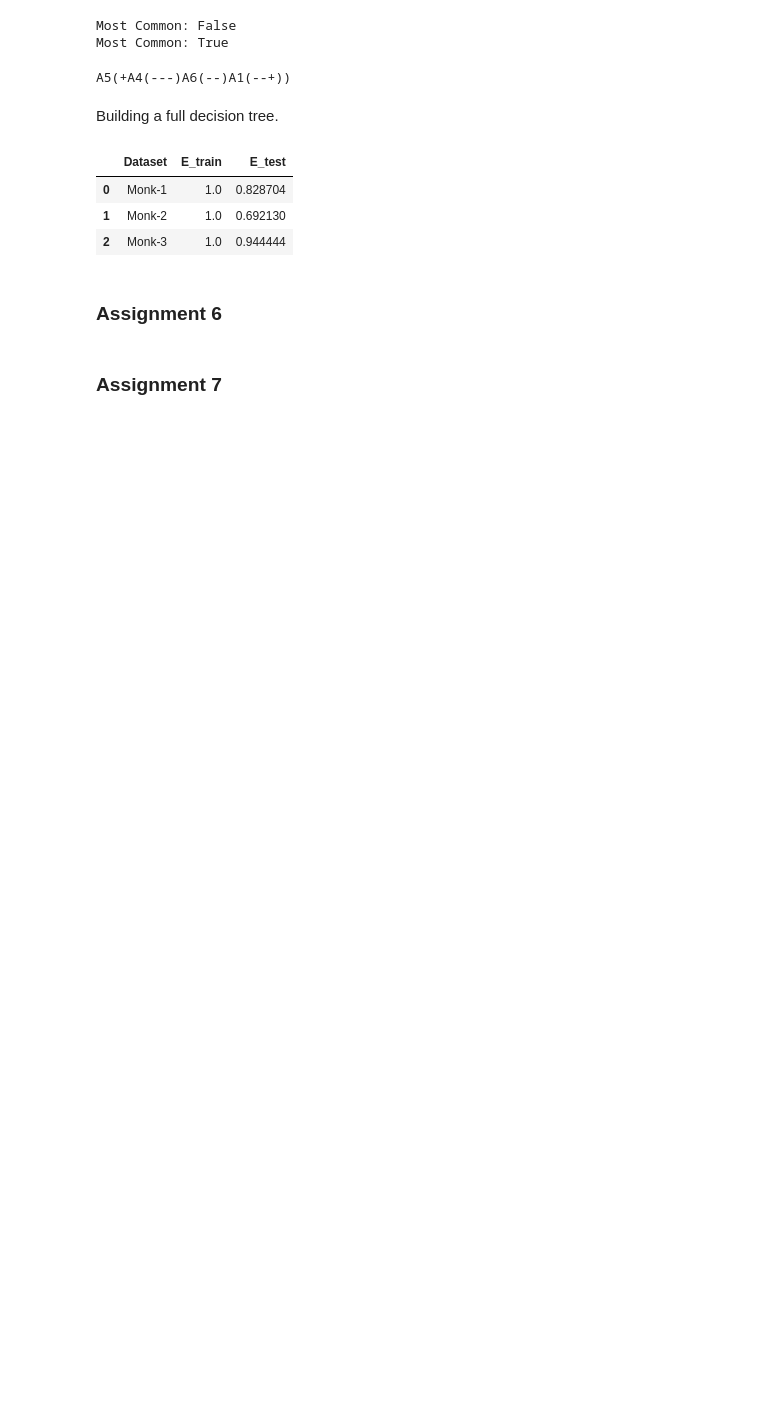
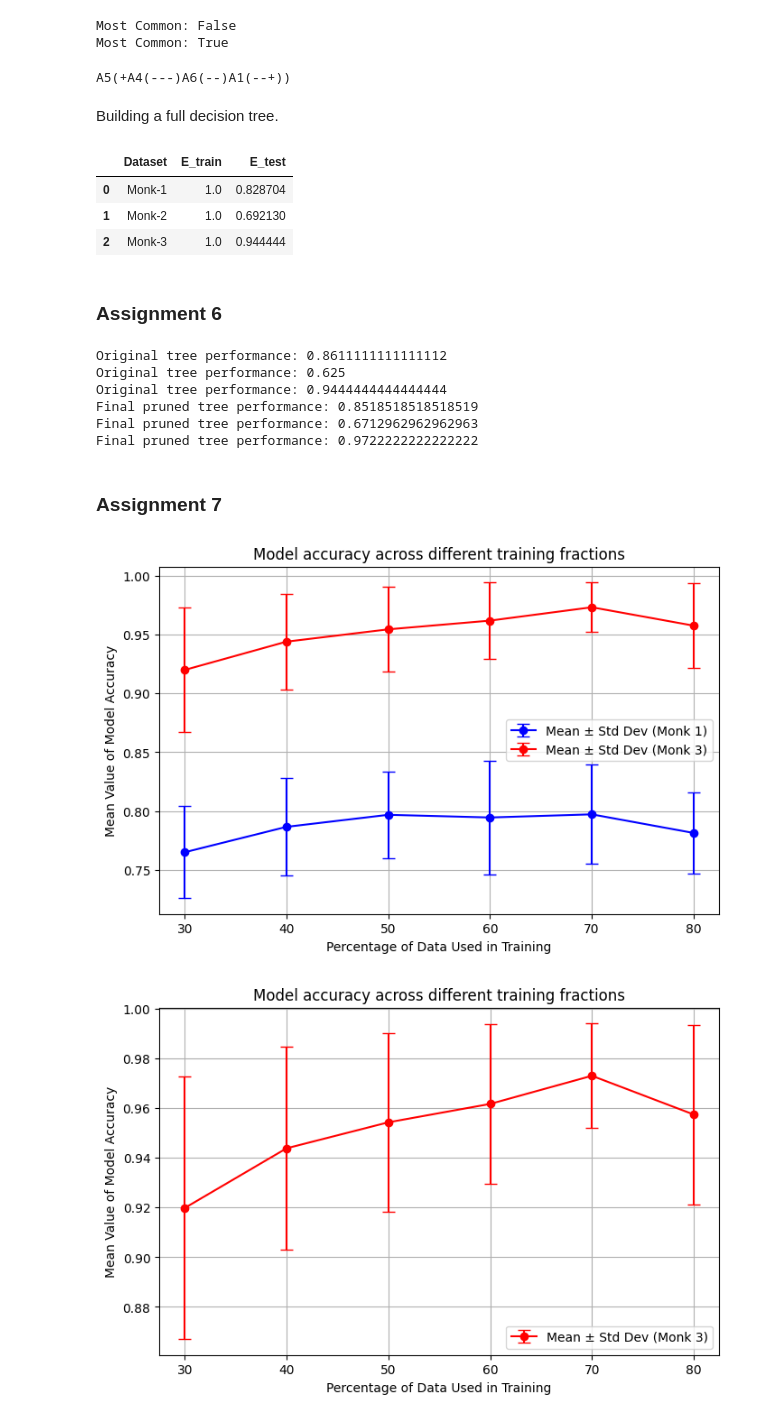
Before and after one commit to nathanansel28/DD2421, a Jupyter notebook: lab1/main.ipynb, the cells around one changed output. Saved outputs shown, nothing was run; the diff lists cells and outputs as text; code cells hidden in the pictures; blank space fills up the shorter version.

```diff
--- a/lab1/main.ipynb
+++ b/lab1/main.ipynb
@@ -240,2 +280,82 @@ display(df_results)
+# %%
+print("Original tree performance:", d.check(t1, m.monk1test))
+print("Original tree performance:", d.check(t2, m.monk2test))
+print("Original tree performance:", d.check(t3, m.monk3test))
+
+print("\n")
+print("Original tree performance:", d.check(t1, monk1_train))
+print("Original tree performance:", d.check(t2, monk2_train))
+print("Original tree performance:", d.check(t3, monk3_train))
+
+print("\n")
+print("Final pruned tree performance:", d.check(t1_pruned, m.monk1test))
+print("Final pruned tree performance:", d.check(t2_pruned, m.monk2test))
+print("Final pruned tree performance:", d.check(t3_pruned, m.monk3test))
+
+print("Final pruned tree performance:", d.check(t1_pruned, m.monk1test))
+print("Final pruned tree performance:", d.check(t2_pruned, m.monk2test))
+print("Final pruned tree performance:", d.check(t3_pruned, m.monk3test))
+# %% [output]
+Original tree performance: 0.8611111111111112
+Original tree performance: 0.625
+Original tree performance: 0.9444444444444444
+Final pruned tree performance: 0.8518518518518519
+Final pruned tree performance: 0.6712962962962963
+Final pruned tree performance: 0.9722222222222222
 # %% [markdown]
 ### Assignment 7
+# %%
+monk1_results = {}
+monk3_results = {}
+
+for i in range(30, 90, 10):
+    training_fraction = i/100
+    monk1_results[i] = []
+    monk3_results[i] = []
+    for j in range(100):
+        monk1_train, monk1_val = partition(m.monk1, training_fraction)
+        monk3_train, monk3_val = partition(m.monk3, training_fraction)
+
+        t1 = d.buildTree(monk1_train, m.attributes)
+        t3 = d.buildTree(monk3_train, m.attributes)
+
+        t1_pruned = prune_tree(t1, monk1_val)
+        t3_pruned = prune_tree(t3, monk3_val)
+
+        monk1_results[i].append(d.check(t1_pruned, m.monk1test))
+        monk3_results[i].append(d.check(t3_pruned, m.monk3test))
+# %%
+import statistics
+
+keys = sorted(monk1_results.keys())
+monk1_means = [statistics.mean(monk1_results[k]) for k in keys]
+monk1_std_devs = [statistics.stdev(monk1_results[k]) for k in keys]
+monk3_means = [statistics.mean(monk3_results[k]) for k in keys]
+monk3_std_devs = [statistics.stdev(monk3_results[k]) for k in keys]
+
+plt.figure(figsize=(8, 5))
+plt.errorbar(keys, monk1_means, yerr=monk1_std_devs, fmt='o-', capsize=5, label="Mean ± Std Dev (Monk 1)", color='b')
+plt.errorbar(keys, monk3_means, yerr=monk3_std_devs, fmt='o-', capsize=5, label="Mean ± Std Dev (Monk 3)", color='r')
+
+plt.xlabel("Percentage of Data Used in Training")
+plt.ylabel("Mean Value of Model Accuracy")
+plt.title("Model accuracy across different training fractions")
+plt.xticks(keys)
+plt.legend()
+plt.grid(True)
+plt.show()
+
+plt.figure(figsize=(8, 5))
+# plt.errorbar(keys, monk1_means, yerr=monk1_std_devs, fmt='o-', capsize=5, label="Mean ± Std Dev (Monk 1)", color='b')
+plt.errorbar(keys, monk3_means, yerr=monk3_std_devs, fmt='o-', capsize=5, label="Mean ± Std Dev (Monk 3)", color='r')
+
+plt.xlabel("Percentage of Data Used in Training")
+plt.ylabel("Mean Value of Model Accuracy")
+plt.title("Model accuracy across different training fractions")
+plt.xticks(keys)
+plt.legend()
+plt.grid(True)
+plt.show()
+# %% [output]
+[figure, added]
+[figure, added]
```
Also changed, not shown: parts of 18 cells of this notebook, 1 other file.
